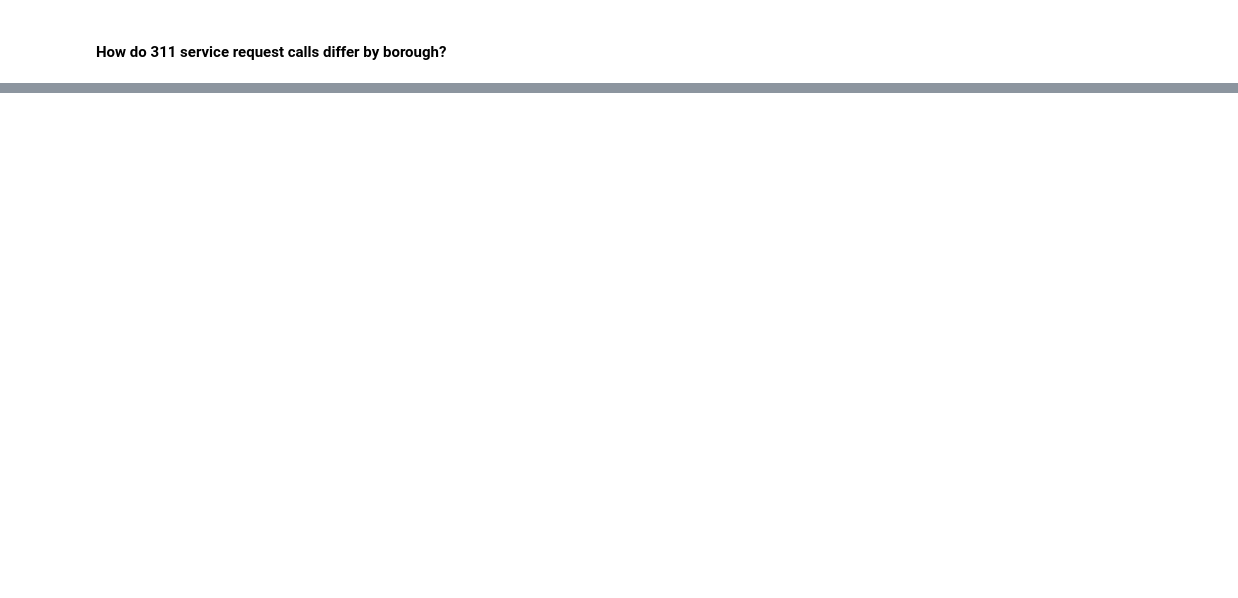
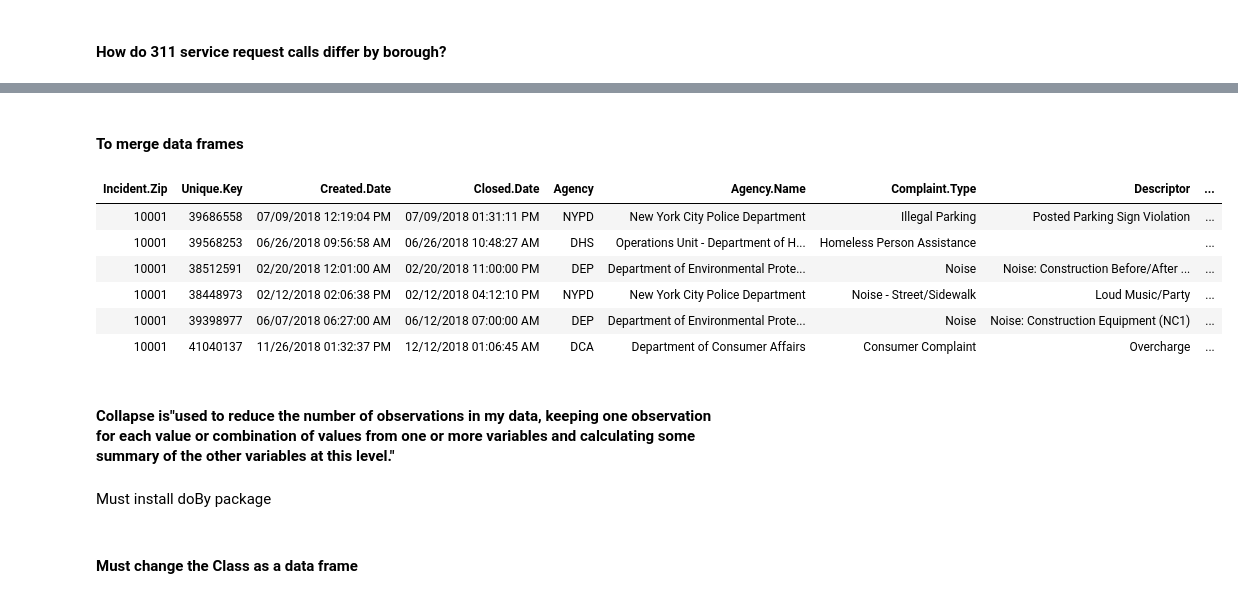
Before and after one commit to mariaebbrandao/Exploring-311-Dataset, a Jupyter notebook: Exploring 311 Dataset .ipynb, the cells around one changed output, grey strips where cells are left out. Saved outputs shown, nothing was run; the diff lists cells and outputs as text; code cells hidden in the pictures; blank space fills up the shorter version.

```diff
--- a/Exploring 311 Dataset .ipynb
+++ b/Exploring 311 Dataset .ipynb
@@ -212,0 +246,2 @@ x
+# %%
+NYCzipcode<-read.csv("/Users/mb/Documents/R Programming/Service Requests on 311 Dataset/zip_borough.csv")
@@ -212,0 +258,18 @@ x
+# %% [markdown]
+#### To merge data frames
+# %%
+dataset2018withboroughs<-merge (dataset2018,NYCzipcode, by.x="Incident.Zip", by.y="zip")
+# %%
+head(dataset2018withboroughs)
+# %% [output]
+| Incident.Zip | Unique.Key | Created.Date | Closed.Date | Agency | Agency.Name | Complaint.Type | Descriptor | ... |
+| 10001 | 39686558 | 07/09/2018 12:19:04 PM | 07/09/2018 01:31:11 PM | NYPD | New York City Police Department | Illegal Parking | Posted Parking Sign Violation | ... |
+| 10001 | 39568253 | 06/26/2018 09:56:58 AM | 06/26/2018 10:48:27 AM | DHS | Operations Unit - Department of H... | Homeless Person Assistance |  | ... |
+| 10001 | 38512591 | 02/20/2018 12:01:00 AM | 02/20/2018 11:00:00 PM | DEP | Department of Environmental Prote... | Noise | Noise: Construction Before/After ... | ... |
+| 10001 | 38448973 | 02/12/2018 02:06:38 PM | 02/12/2018 04:12:10 PM | NYPD | New York City Police Department | Noise - Street/Sidewalk | Loud Music/Party | ... |
+| 10001 | 39398977 | 06/07/2018 06:27:00 AM | 06/12/2018 07:00:00 AM | DEP | Department of Environmental Prote... | Noise | Noise: Construction Equipment (NC1) | ... |
+| 10001 | 41040137 | 11/26/2018 01:32:37 PM | 12/12/2018 01:06:45 AM | DCA | Department of Consumer Affairs | Consumer Complaint | Overcharge | ... |
+# %% [markdown]
+#### Collapse is"used to reduce the number of observations in my data, keeping one observation for each value or combination of values from one or more variables and calculating some summary of the other variables at this level."
+# %% [markdown]
+Must install doBy package
@@ -212,0 +280,2 @@ x
+# %% [markdown]
+#### Must change the Class as a data frame
```
Also changed, not shown: parts of 45 cells of this notebook.
